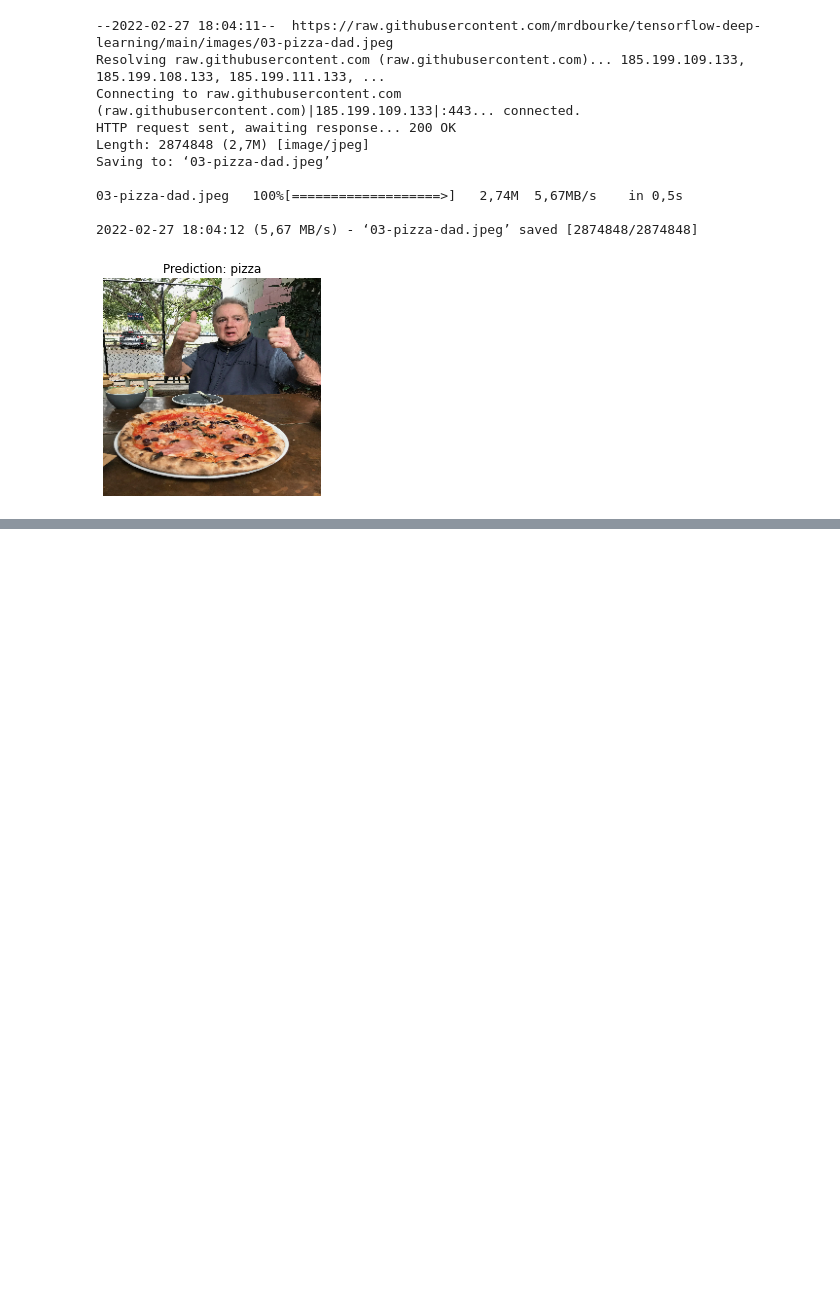
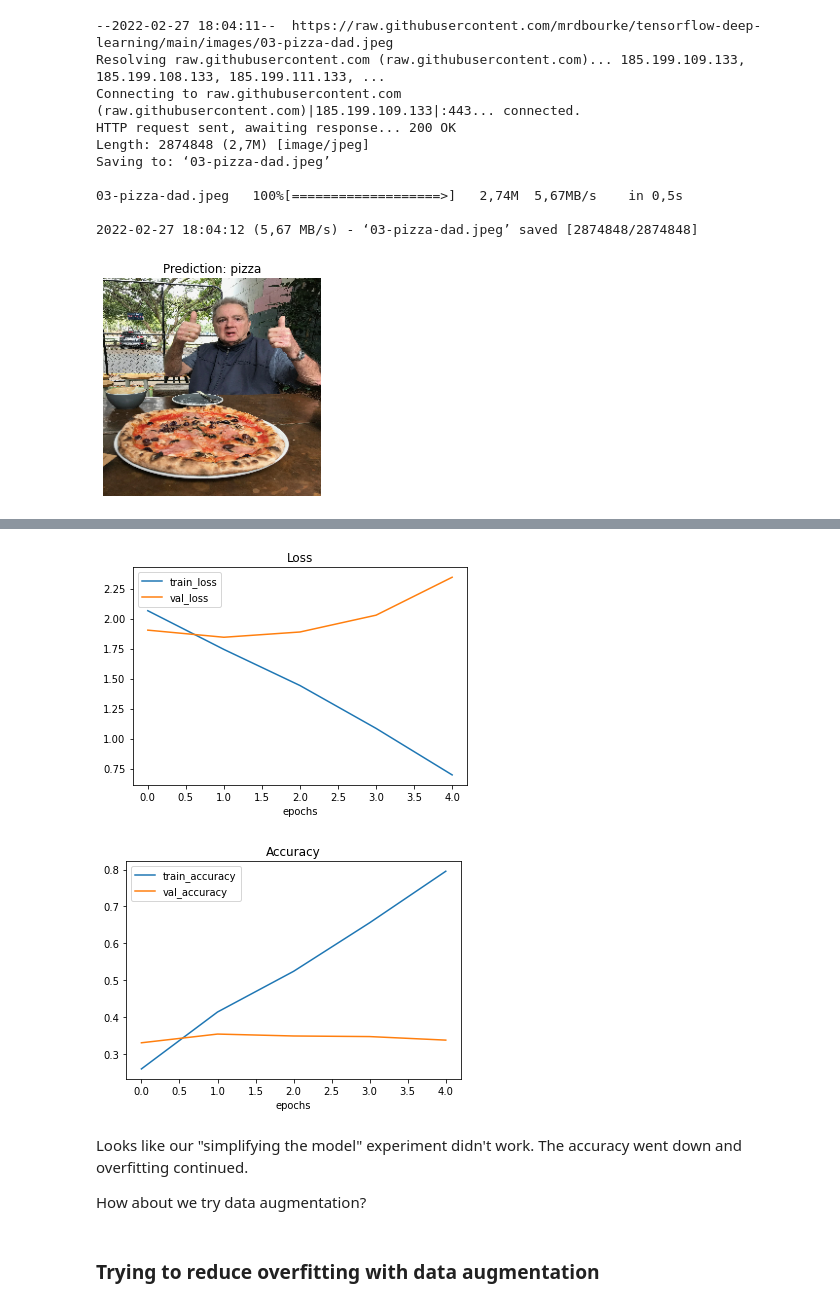
Before and after one commit to denishartl/introduction-to-tensorflow, a Jupyter notebook: 03_introduction_to_computer_vision_with_tensorflow.ipynb, the cells around one changed output, grey strips where cells are left out. Saved outputs shown, nothing was run; the diff lists cells and outputs as text; code cells hidden in the pictures; blank space fills up the shorter version.

```diff
--- a/03_introduction_to_computer_vision_with_tensorflow.ipynb
+++ b/03_introduction_to_computer_vision_with_tensorflow.ipynb
@@ -1104,0 +1188,17 @@ Saving to: ‘03-pizza-dad.jpeg’
+# %%
+from tensorflow.keras.preprocessing.image import ImageDataGenerator
+
+# Rescale
+train_datagen = ImageDataGenerator(rescale=1/255.)
+test_datagen = ImageDataGenerator(rescale=1/255.)
+
+# Load data in from directories and turn it into batches
+train_data = train_datagen.flow_from_directory(train_dir,
+                                               target_size=(224, 224),
+                                               batch_size=32,
+                                               class_mode="categorical")
+
+test_data = test_datagen.flow_from_directory(test_dir,
+                                             target_size=(224, 224),
+                                             batch_size=32,
+                                             class_mode="categorical")
@@ -1104,0 +1299,15 @@ Saving to: ‘03-pizza-dad.jpeg’
+# %%
+# How about we try and simplify the model first?
+# Lets try to remove two convolutional layers
+model_10 = Sequential([
+    Conv2D(10, 3, activation="relu", input_shape=(224, 224, 3)),
+    MaxPool2D(),
+    Conv2D(10, 3, activation="relu", input_shape=(224, 224, 3)),
+    MaxPool2D(),
+    Flatten(),
+    Dense(10, activation="softmax")
+])
+
+model_10.compile(loss="categorical_crossentropy",
+                optimizer=Adam(),
+                metrics=["accuracy"])
@@ -1104,0 +1334,6 @@ Saving to: ‘03-pizza-dad.jpeg’
+# %%
+history_10 = model_10.fit(train_data,
+                          steps_per_epoch=len(train_data),
+                          epochs=5,
+                          validation_data=test_data,
+                          validation_steps=len(test_data))
@@ -1104,0 +1353,12 @@ Saving to: ‘03-pizza-dad.jpeg’
+# %%
+# Check out loss curves
+plot_loss_curves(history_10)
+# %% [output]
+[figure, added]
+[figure, added]
+# %% [markdown]
+Looks like our "simplifying the model" experiment didn't work. The accuracy went down and overfitting continued.
+
+How about we try data augmentation?
+# %% [markdown]
+### Trying to reduce overfitting with data augmentation
```
Also changed, not shown: parts of 48 cells of this notebook, 8 other files.
